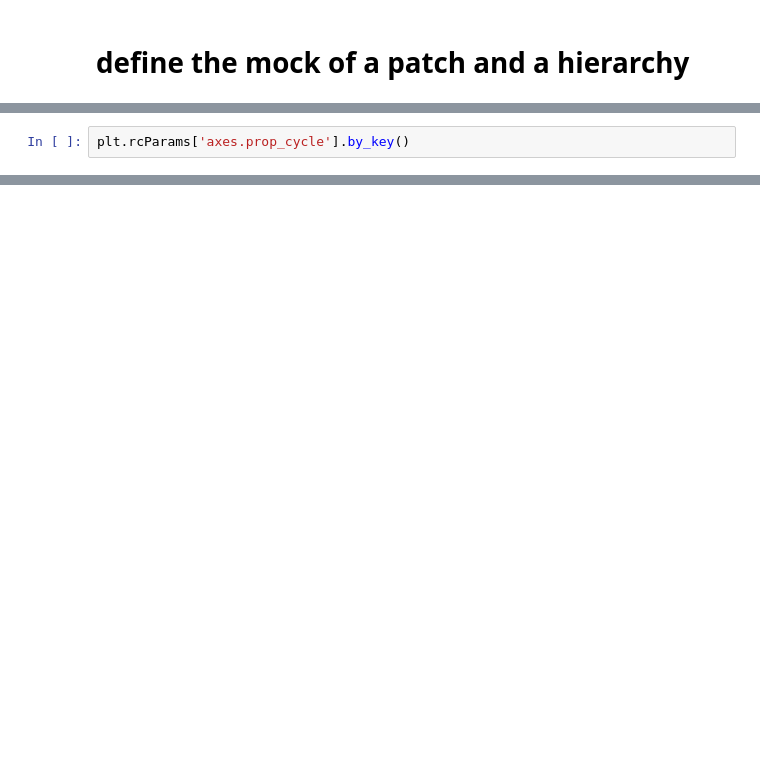
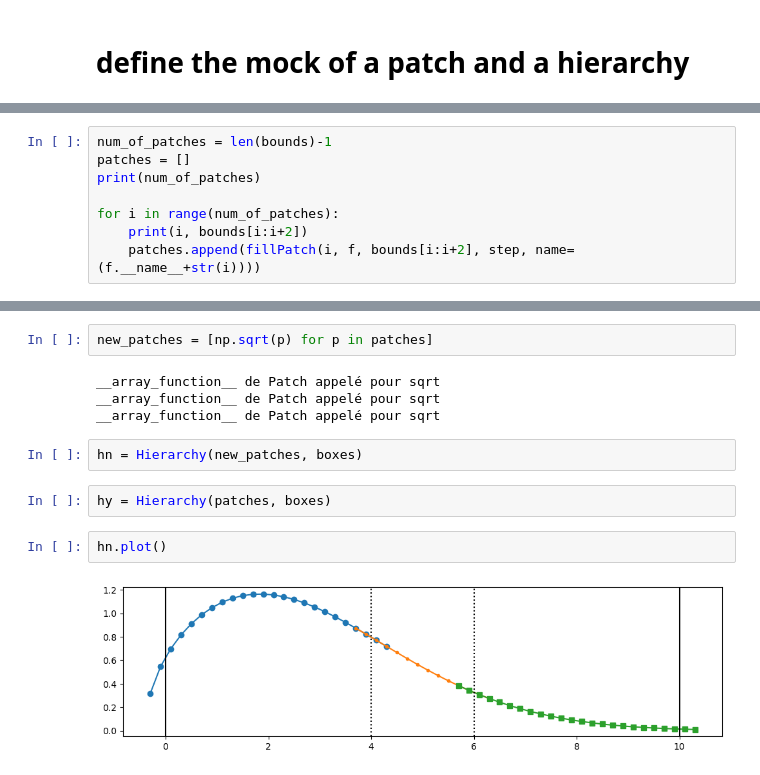
Before and after one commit to rochSmets/farMe, a Jupyter notebook: wip/ufunc.ipynb, the cells around one changed output, grey strips where cells are left out. Drawn from its saved outputs; the diff is of its cells as text; blank space fills up the shorter version.

```diff
--- a/wip/ufunc.ipynb
+++ b/wip/ufunc.ipynb
@@ -220,0 +178,8 @@ py2
+# %%
+num_of_patches = len(bounds)-1
+patches = []
+print(num_of_patches)
+
+for i in range(num_of_patches):
+    print(i, bounds[i:i+2])
+    patches.append(fillPatch(i, f, bounds[i:i+2], step, name=(f.__name__+str(i))))
@@ -371,2 +304,0 @@ hs
-# %%
-plt.rcParams['axes.prop_cycle'].by_key()
@@ -383,0 +309,14 @@ plt.rcParams['axes.prop_cycle'].by_key()
+# %%
+new_patches = [np.sqrt(p) for p in patches]
+# %% [output]
+__array_function__ de Patch appelé pour sqrt
+__array_function__ de Patch appelé pour sqrt
+__array_function__ de Patch appelé pour sqrt
+# %%
+hn = Hierarchy(new_patches, boxes)
+# %%
+hy = Hierarchy(patches, boxes)
+# %%
+hn.plot()
+# %% [output]
+[figure, added]
```
Also changed, not shown: parts of 30 cells of this notebook.
